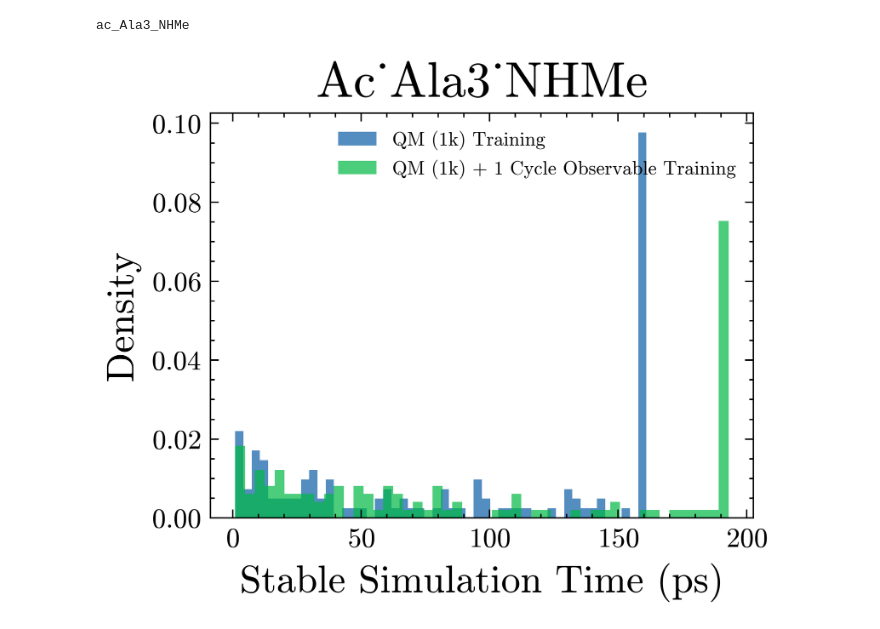
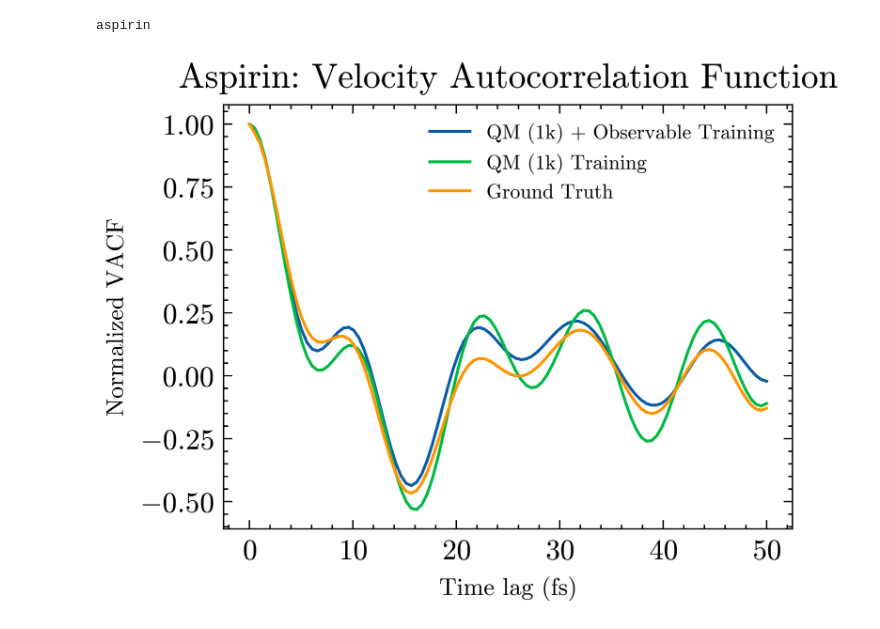
Before and after one commit to jeevster/implicit-md, a Jupyter notebook: make_figures.ipynb, the cells around one changed output. Cells and saved outputs as stored; diff of their text form; code cells hidden in the pictures.

```diff
--- a/make_figures.ipynb
+++ b/make_figures.ipynb
@@ -85,7 +85,7 @@ def plot_observable_mae_difference_distribution(molecule, exp_dir, names, observ
     plt.xlabel(f"Change in {observable.upper()} MAE after Observable Training (%)", fontsize=8)
     plt.ylabel("Frequency", fontsize=14)
 
-def plot_observable(molecule, exp_dir, names, observable = 'rdf', criterion = 'stab', diff = False):
+def plot_observable(molecule, exp_dir, names, observable = 'rdf', criterion = 'stab', mode = 'mean', diff = False):
     inference_dir = os.path.join(exp_dir, 'inference')
     plt.figure()
     pre_maes = np.load(os.path.join(inference_dir, "pre", f'final_{observable}_maes.npy'))
@@ -109,9 +109,15 @@ def plot_observable(molecule, exp_dir, names, observable = 'rdf', criterion = 's
             except FileNotFoundError:
                 pass
             percent_change_mae = 100*(maes - pre_maes)/pre_maes
-            mean_percent_change_mae = percent_change_mae.max()
+            if mode == "max":
+                mean_percent_change_mae = percent_change_mae.max()
+            else:
+                mean_percent_change_mae = percent_change_mae.mean()
             mean_mae_replica = np.argmin(np.abs(percent_change_mae - mean_percent_change_mae))
-            mean_stab_imp_replica = np.argmin(np.abs((stab-pre_stab) - np.max(stab - pre_stab)))
+            if mode == 'max':
+                mean_stab_imp_replica = np.argmin(np.abs((stab-pre_stab) - np.max(stab - pre_stab)))
+            else:
+                mean_stab_imp_replica = np.argmin(np.abs((stab-pre_stab) - np.mean(stab - pre_stab)))
             replica = mean_stab_imp_replica if criterion == "stab" else mean_mae_replica
             if diff:
                 plt.plot(x_axis, obs[replica] - gt_obs, label=name_dict[name])
@@ -234,24 +240,23 @@ def plot_tic(molecule, exp_dir, gt_dir):
     fig.colorbar(c1[3], ax=[ax1, ax2], orientation='vertical', pad=0.05)
     plt.show()
 # %%
-
 '''INPUTS'''
-logdir = 'results_md22_correctedlogging_l=1'
-molecule = 'ac_Ala3_NHMe'
-model = "nequip"
-lr="3e-05"
-ef_weight="100"
+logdir = 'results_md17_correctedlogging_10k'
+molecule = 'aspirin'
+model = "schnet"
+lr="0.001"
+ef_weight="10"
 
 exp_dir = f'/global/cfs/projectdirs/m4319/sanjeevr/{logdir}/IMPLICIT_{model}_{molecule}_TEST_correctedlogging_lr={lr}_efweight={ef_weight}'
-names = ['pre', 'post_cycle1']#, 'post_cycle2', 'post_cycle3', 'post']
+names = ['pre', 'post'] #, 'post_cycle2', 'post_cycle3', 'post']
 collect_metrics(molecule, exp_dir, names)
-plot_stability_distribution(molecule, exp_dir, names)
+# plot_stability_distribution(molecule, exp_dir, names)
 # plot_observable_mae_distribution(molecule, exp_dir, names, 'vacf')
 
 # plot_observable_mae_distribution(molecule, exp_dir, names, 'rdf')
 # plot_observable_mae_distribution(molecule, exp_dir, names, 'vacf')
 # plot_observable_mae_difference_distribution(molecule, exp_dir, names, 'rdf')
-#plot_observable(molecule, exp_dir, names, 'rdf', diff=False)
+plot_observable(molecule, exp_dir, names, 'vacf', diff=False)
 # %% [output]
-ac_Ala3_NHMe
+aspirin
-[figure, old version]
+[figure, new version]
```
Also changed, not shown: 7 other files.
